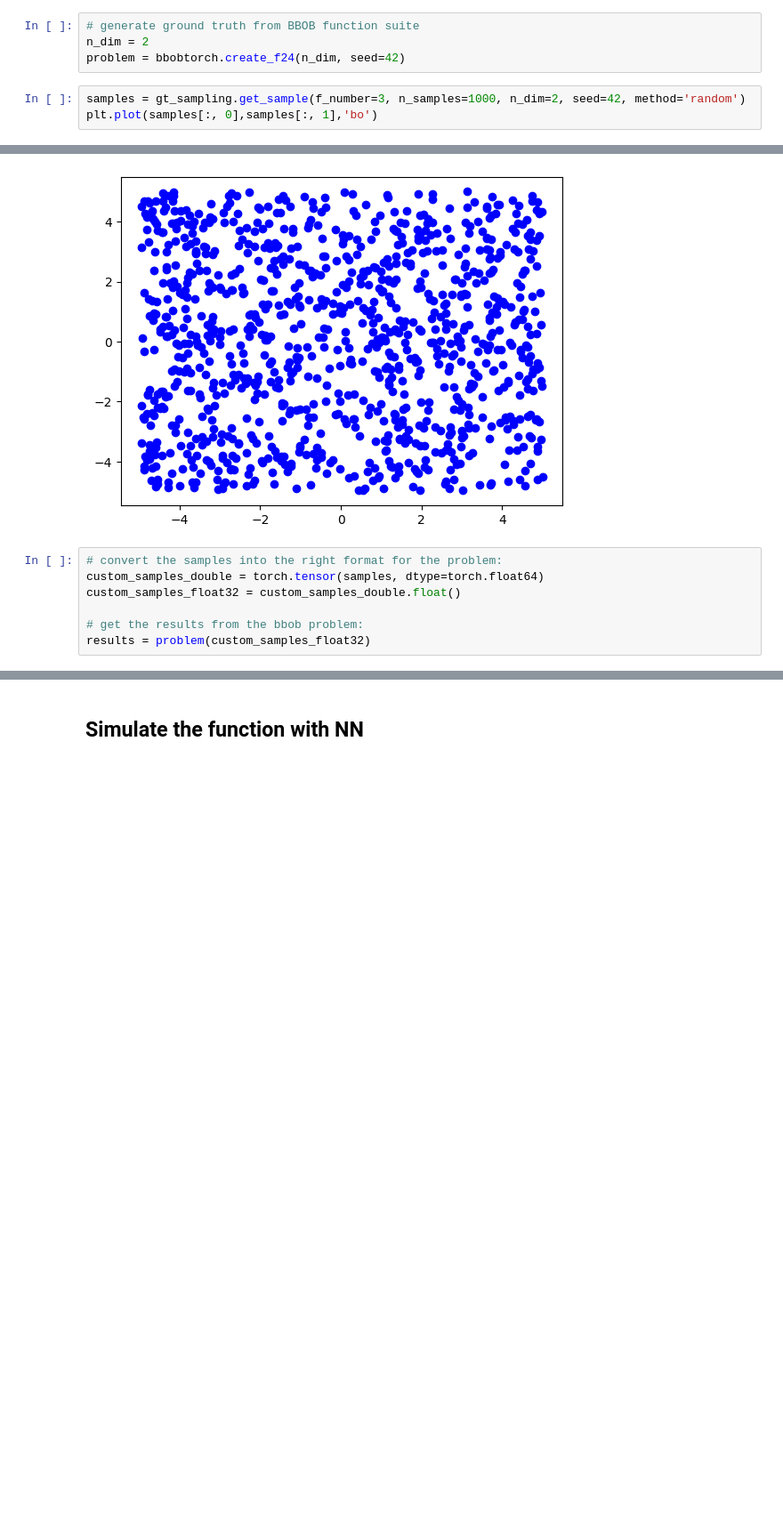
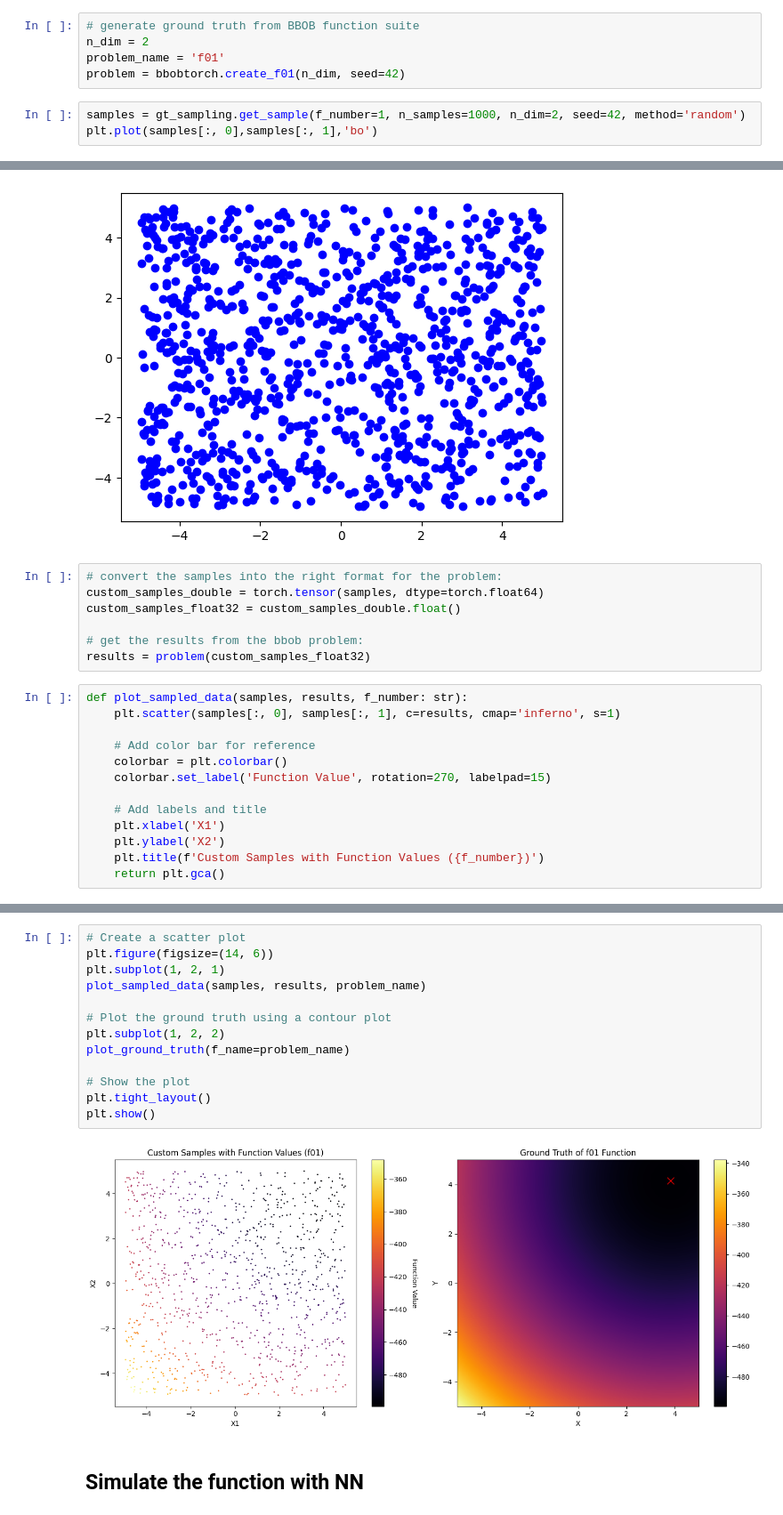
Before and after one commit to mo374z/OptimizationTestfunctionGeneration, a Jupyter notebook: main/function_simulation.ipynb, the cells around one changed output, grey strips where cells are left out. Shown at 89% size. Saved outputs shown, nothing was run; the diff lists cells and outputs as text; blank space fills up the shorter version.

Commit message:
add functions for plotting

```diff
--- a/main/function_simulation.ipynb
+++ b/main/function_simulation.ipynb
@@ -15,9 +15,10 @@ from sklearn.gaussian_process.kernels import RBF, ConstantKernel as C
 # %%
 # generate ground truth from BBOB function suite
 n_dim = 2
-problem = bbobtorch.create_f24(n_dim, seed=42)
+problem_name = 'f01'
+problem = bbobtorch.create_f01(n_dim, seed=42)
 # %%
-samples = gt_sampling.get_sample(f_number=3, n_samples=1000, n_dim=2, seed=42, method='random')
+samples = gt_sampling.get_sample(f_number=1, n_samples=1000, n_dim=2, seed=42, method='random')
 plt.plot(samples[:, 0],samples[:, 1],'bo')
 # %% [output]
 [<matplotlib.lines.Line2D at 0x...>]
@@ -29,3 +30,16 @@ custom_samples_float32 = custom_samples_double.float()
 
 # get the results from the bbob problem:
 results = problem(custom_samples_float32)
+# %%
+def plot_sampled_data(samples, results, f_number: str):
+    plt.scatter(samples[:, 0], samples[:, 1], c=results, cmap='inferno', s=1)
+
+    # Add color bar for reference
+    colorbar = plt.colorbar()
+    colorbar.set_label('Function Value', rotation=270, labelpad=15)
+
+    # Add labels and title
+    plt.xlabel('X1')
+    plt.ylabel('X2')
+    plt.title(f'Custom Samples with Function Values ({f_number})')
+    return plt.gca()
@@ -78,3 +78,18 @@ plt.show()
+# %%
+# Create a scatter plot
+plt.figure(figsize=(14, 6))
+plt.subplot(1, 2, 1)
+plot_sampled_data(samples, results, problem_name)
+
+# Plot the ground truth using a contour plot
+plt.subplot(1, 2, 2)
+plot_ground_truth(f_name=problem_name)
+
+# Show the plot
+plt.tight_layout()
+plt.show()
+# %% [output]
+[figure, added]
 # %% [markdown]
 ## Simulate the function with NN
 # %%
```
Also changed, not shown: parts of 14 cells of this notebook.
